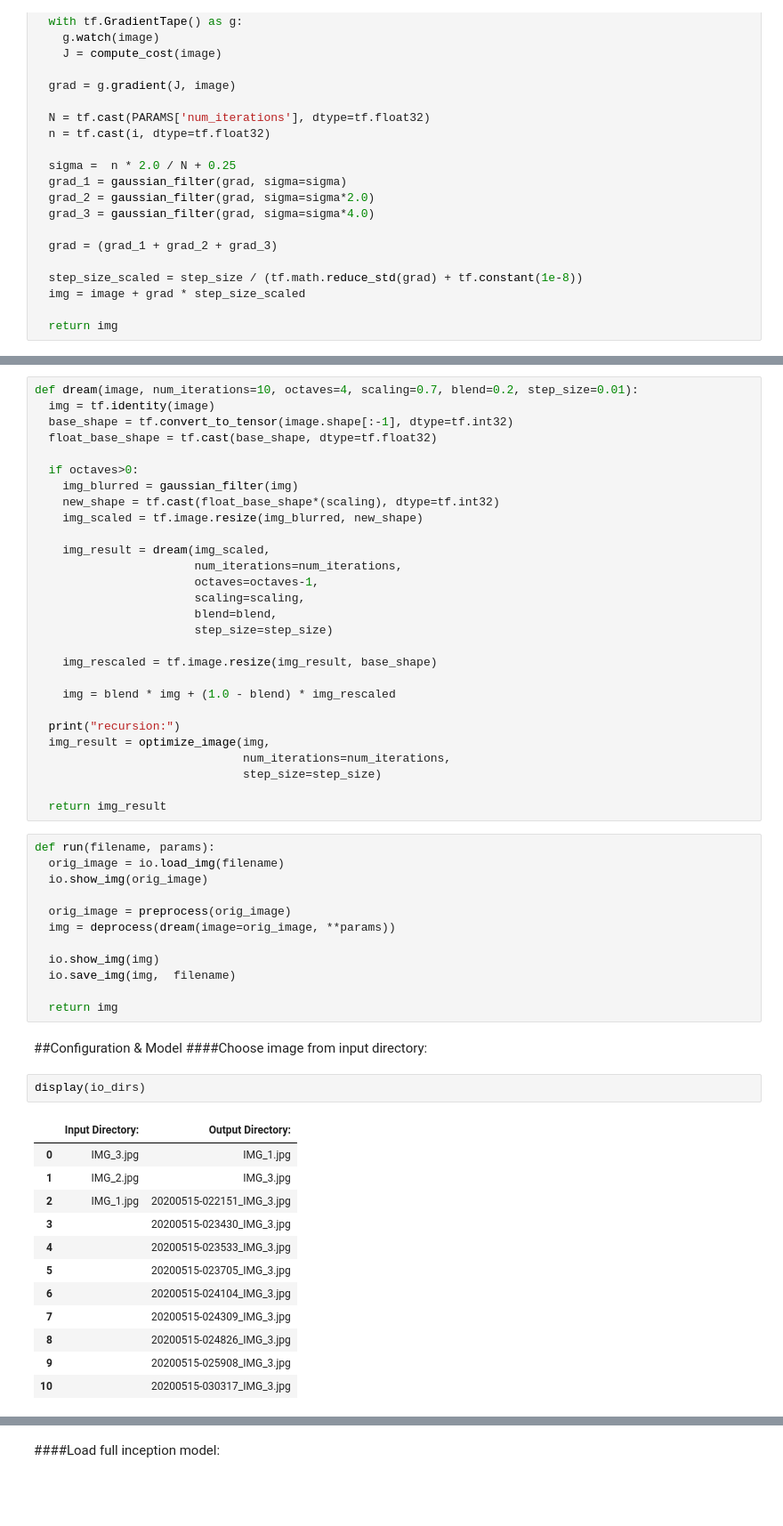
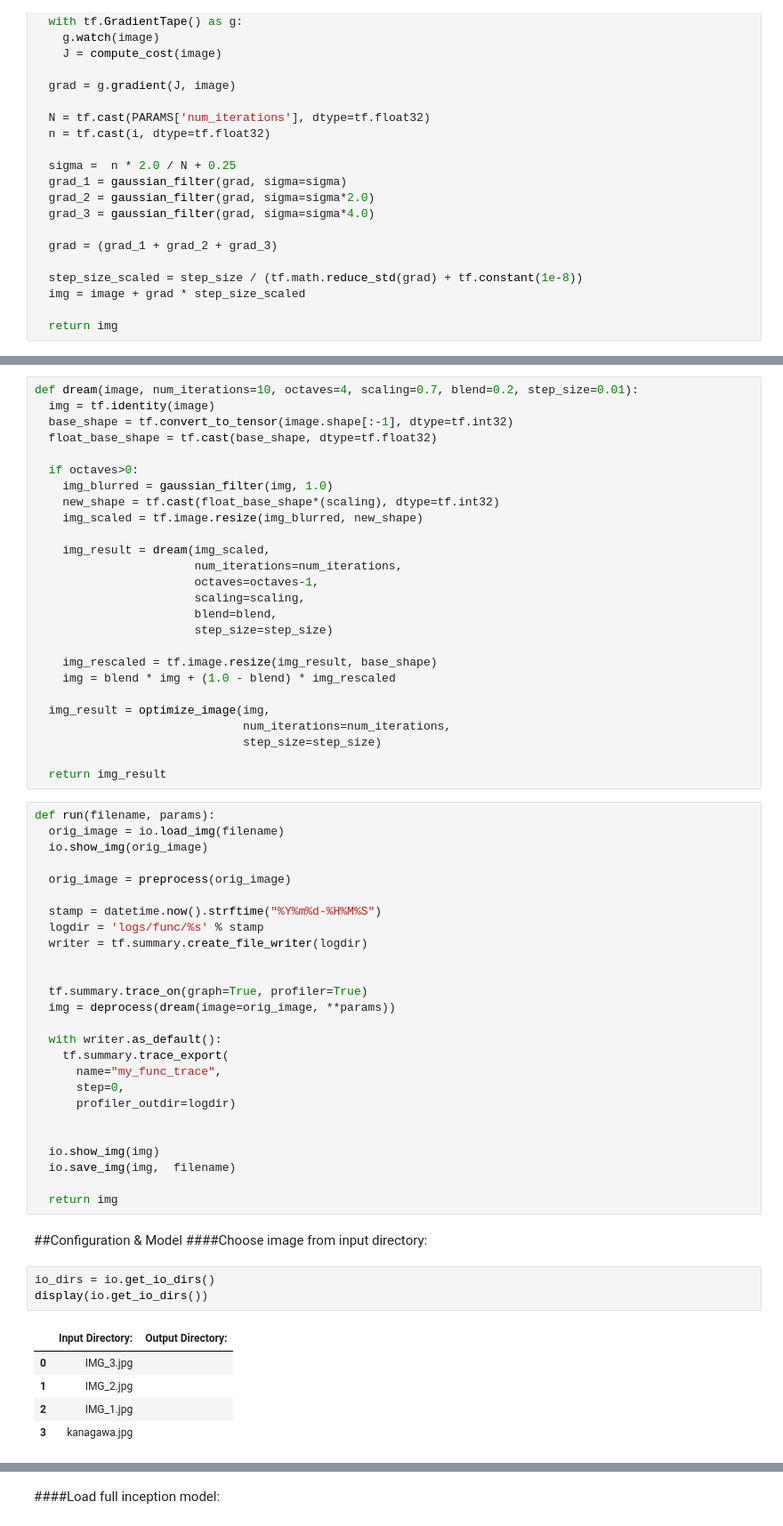
Before and after one commit to BLyndon/deep_dream, a Jupyter notebook: deepdream.ipynb, the cells around one changed output, grey strips where cells are left out. Shown at 89% size. Cells and saved outputs as stored; diff of their text form; blank space fills up the shorter version.

```diff
--- a/deepdream.ipynb
+++ b/deepdream.ipynb
@@ -206,7 +208,7 @@ def dream(image, num_iterations=10, octaves=4, scaling=0.7, blend=0.2, step_size
   float_base_shape = tf.cast(base_shape, dtype=tf.float32)
 
   if octaves>0:
-    img_blurred = gaussian_filter(img)
+    img_blurred = gaussian_filter(img, 1.0)
     new_shape = tf.cast(float_base_shape*(scaling), dtype=tf.int32)
     img_scaled = tf.image.resize(img_blurred, new_shape)
 
@@ -218,10 +220,8 @@ def dream(image, num_iterations=10, octaves=4, scaling=0.7, blend=0.2, step_size
                        step_size=step_size)
 
     img_rescaled = tf.image.resize(img_result, base_shape)
-
     img = blend * img + (1.0 - blend) * img_rescaled
 
-  print("recursion:")
   img_result = optimize_image(img,
                               num_iterations=num_iterations,
                               step_size=step_size)
@@ -233,7 +233,21 @@ def run(filename, params):
   io.show_img(orig_image)
 
   orig_image = preprocess(orig_image)
+
+  stamp = datetime.now().strftime("%Y%m%d-%H%M%S")
+  logdir = 'logs/func/%s' % stamp
+  writer = tf.summary.create_file_writer(logdir)
+
+
+  tf.summary.trace_on(graph=True, profiler=True)
   img = deprocess(dream(image=orig_image, **params))
+
+  with writer.as_default():
+    tf.summary.trace_export(
+      name="my_func_trace",
+      step=0,
+      profiler_outdir=logdir)
+
 
   io.show_img(img)
   io.save_img(img,  filename)
@@ -242,19 +256,13 @@ def run(filename, params):
 # %% [markdown]
 ##Configuration & Model
 ####Choose image from input directory:
-# %%
-display(io_dirs)
-# %% [output]
-|  | Input Directory: | Output Directory: |
-| 0 | IMG_3.jpg | IMG_1.jpg |
-| 1 | IMG_2.jpg | IMG_3.jpg |
-| 2 | IMG_1.jpg | 20200515-022151_IMG_3.jpg |
-| 3 |  | 20200515-023430_IMG_3.jpg |
-| 4 |  | 20200515-023533_IMG_3.jpg |
-| 5 |  | 20200515-023705_IMG_3.jpg |
-| 6 |  | 20200515-024104_IMG_3.jpg |
-| 7 |  | 20200515-024309_IMG_3.jpg |
-| 8 |  | 20200515-024826_IMG_3.jpg |
-| 9 |  | 20200515-025908_IMG_3.jpg |
-| 10 |  | 20200515-030317_IMG_3.jpg |
+# %%
+io_dirs = io.get_io_dirs()
+display(io.get_io_dirs())
+# %% [output]
+|  | Input Directory: | Output Directory: |
+| 0 | IMG_3.jpg |  |
+| 1 | IMG_2.jpg |  |
+| 2 | IMG_1.jpg |  |
+| 3 | kanagawa.jpg |  |
 # %%
```
Also changed, not shown: parts of 11 cells of this notebook, 2 other files.
